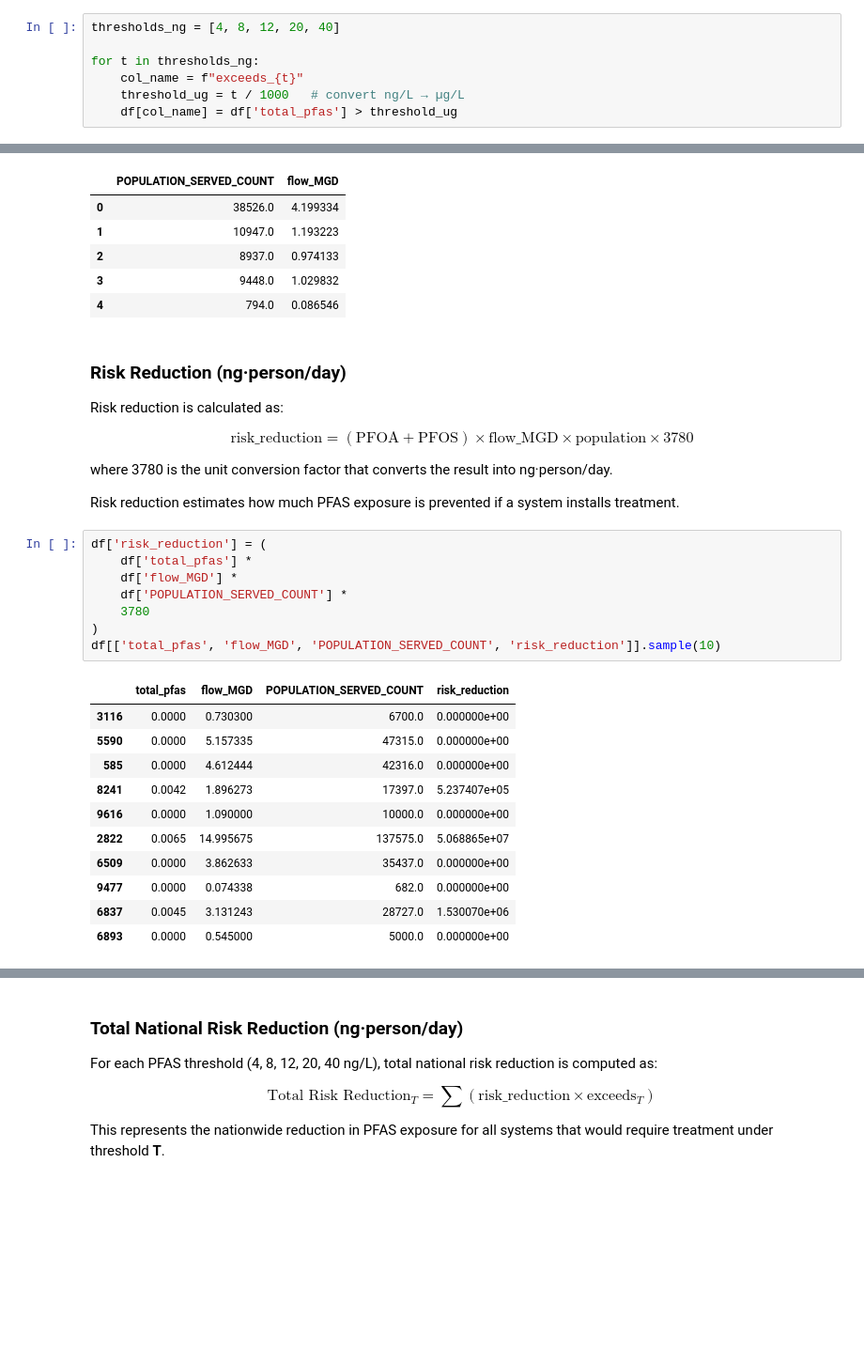
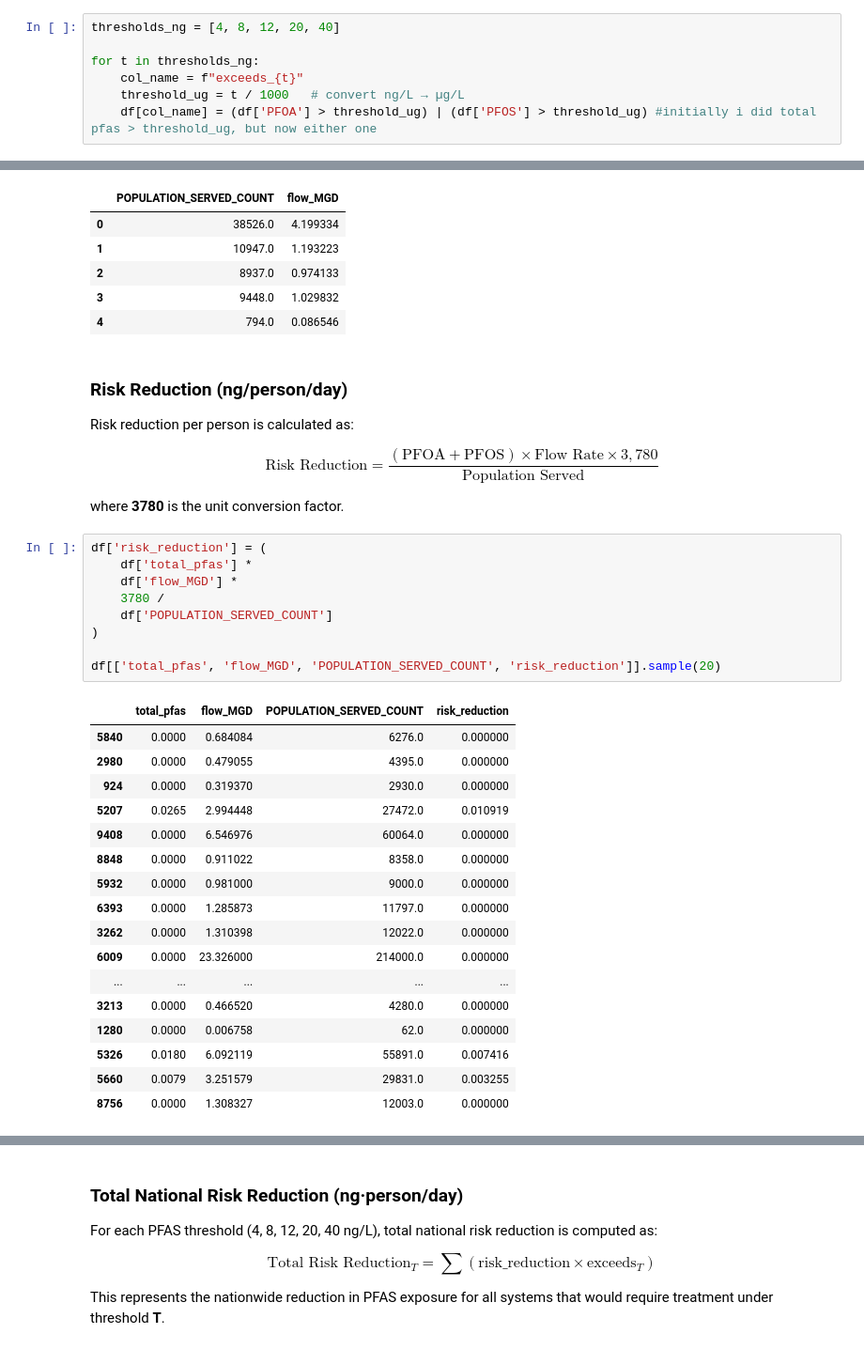
Before and after one commit to brahmee07/Pfas_water_research, a Jupyter notebook: Pfas_cost_risk_analysis.ipynb, the cells around one changed output, grey strips where cells are left out. Shown at 94% size. Saved outputs shown, nothing was run; the diff lists cells and outputs as text; blank space fills up the shorter version.

```diff
--- a/Pfas_cost_risk_analysis.ipynb
+++ b/Pfas_cost_risk_analysis.ipynb
@@ -114,5 +114,5 @@ thresholds_ng = [4, 8, 12, 20, 40]
 for t in thresholds_ng:
     col_name = f"exceeds_{t}"
     threshold_ug = t / 1000   # convert ng/L → µg/L
-    df[col_name] = df['total_pfas'] > threshold_ug
+    df[col_name] = (df['PFOA'] > threshold_ug) | (df['PFOS'] > threshold_ug) #initially i did total pfas > threshold_ug, but now either one
 # %%
@@ -162,32 +168,37 @@ df[['POPULATION_SERVED_COUNT', 'flow_MGD']].head()
 | 3 | 9448.0 | 1.029832 |
 | 4 | 794.0 | 0.086546 |
 # %% [markdown]
-### Risk Reduction (ng·person/day)
+### Risk Reduction (ng/person/day)
 
-Risk reduction is calculated as:
+Risk reduction per person is calculated as:
 
-$$\text{risk\_reduction} = (\text{PFOA} + \text{PFOS}) \times \text{flow\_MGD} \times \text{population} \times 3780$$
+$$\text{Risk Reduction} = \frac{ (\text{PFOA} + \text{PFOS}) \times \text{Flow Rate} \times 3,780 }{ \text{Population Served} }$$
 
-where 3780 is the unit conversion factor that converts the result into ng·person/day.
-
-Risk reduction estimates how much PFAS exposure is prevented if a system installs treatment.
+where **3780** is the unit conversion factor.
 # %%
 df['risk_reduction'] = (
     df['total_pfas'] *
     df['flow_MGD'] *
-    df['POPULATION_SERVED_COUNT'] *
-    3780
+    3780 /
+    df['POPULATION_SERVED_COUNT']
 )
-df[['total_pfas', 'flow_MGD', 'POPULATION_SERVED_COUNT', 'risk_reduction']].sample(10)
+
+df[['total_pfas', 'flow_MGD', 'POPULATION_SERVED_COUNT', 'risk_reduction']].sample(20)
 # %% [output]
 |  | total_pfas | flow_MGD | POPULATION_SERVED_COUNT | risk_reduction |
-| 3116 | 0.0000 | 0.730300 | 6700.0 | 0.000000e+00 |
-| 5590 | 0.0000 | 5.157335 | 47315.0 | 0.000000e+00 |
-| 585 | 0.0000 | 4.612444 | 42316.0 | 0.000000e+00 |
-| 8241 | 0.0042 | 1.896273 | 17397.0 | 5.237407e+05 |
-| 9616 | 0.0000 | 1.090000 | 10000.0 | 0.000000e+00 |
-| 2822 | 0.0065 | 14.995675 | 137575.0 | 5.068865e+07 |
-| 6509 | 0.0000 | 3.862633 | 35437.0 | 0.000000e+00 |
-| 9477 | 0.0000 | 0.074338 | 682.0 | 0.000000e+00 |
-| 6837 | 0.0045 | 3.131243 | 28727.0 | 1.530070e+06 |
-| 6893 | 0.0000 | 0.545000 | 5000.0 | 0.000000e+00 |
+| 5840 | 0.0000 | 0.684084 | 6276.0 | 0.000000 |
+| 2980 | 0.0000 | 0.479055 | 4395.0 | 0.000000 |
+| 924 | 0.0000 | 0.319370 | 2930.0 | 0.000000 |
+| 5207 | 0.0265 | 2.994448 | 27472.0 | 0.010919 |
+| 9408 | 0.0000 | 6.546976 | 60064.0 | 0.000000 |
+| 8848 | 0.0000 | 0.911022 | 8358.0 | 0.000000 |
+| 5932 | 0.0000 | 0.981000 | 9000.0 | 0.000000 |
+| 6393 | 0.0000 | 1.285873 | 11797.0 | 0.000000 |
+| 3262 | 0.0000 | 1.310398 | 12022.0 | 0.000000 |
+| 6009 | 0.0000 | 23.326000 | 214000.0 | 0.000000 |
+| ... | ... | ... | ... | ... |
+| 3213 | 0.0000 | 0.466520 | 4280.0 | 0.000000 |
+| 1280 | 0.0000 | 0.006758 | 62.0 | 0.000000 |
+| 5326 | 0.0180 | 6.092119 | 55891.0 | 0.007416 |
+| 5660 | 0.0079 | 3.251579 | 29831.0 | 0.003255 |
+| 8756 | 0.0000 | 1.308327 | 12003.0 | 0.000000 |
```
Also changed, not shown: parts of 16 cells of this notebook.
